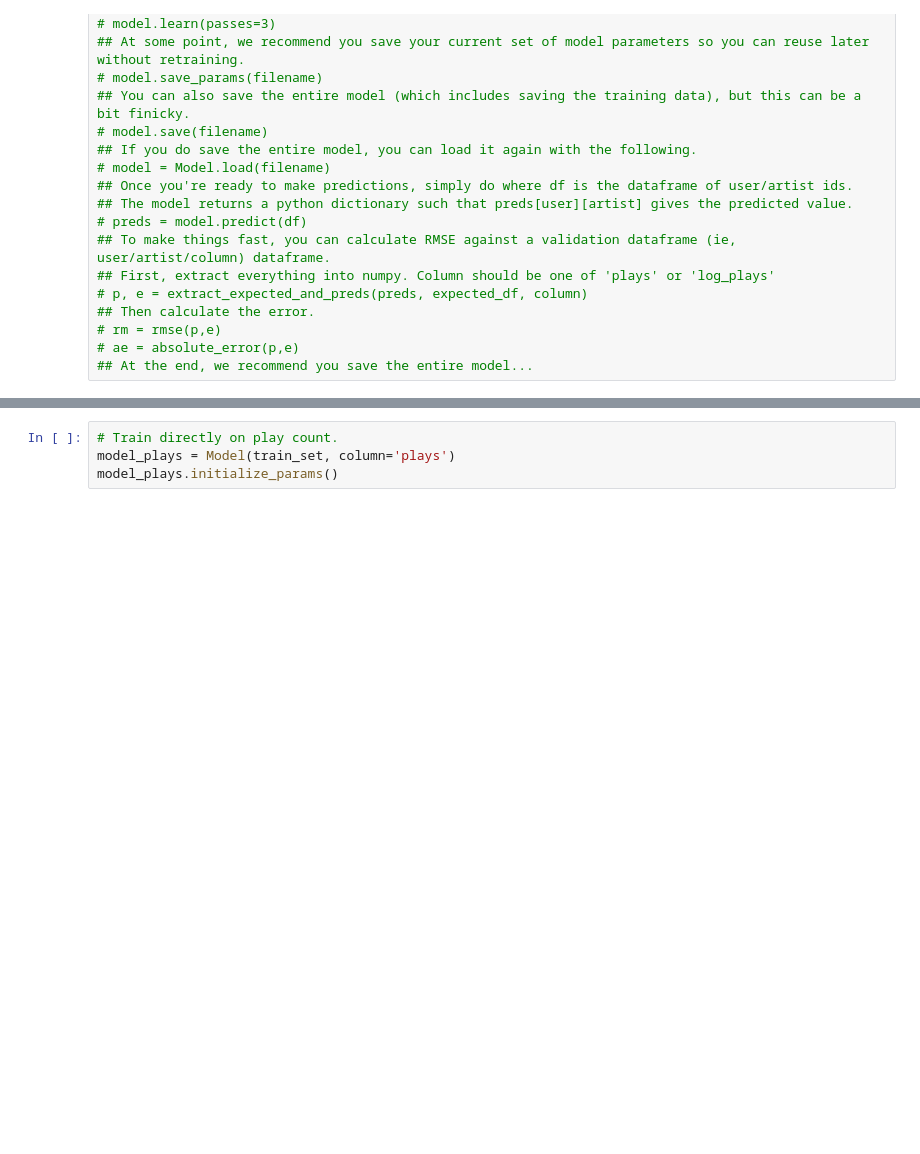
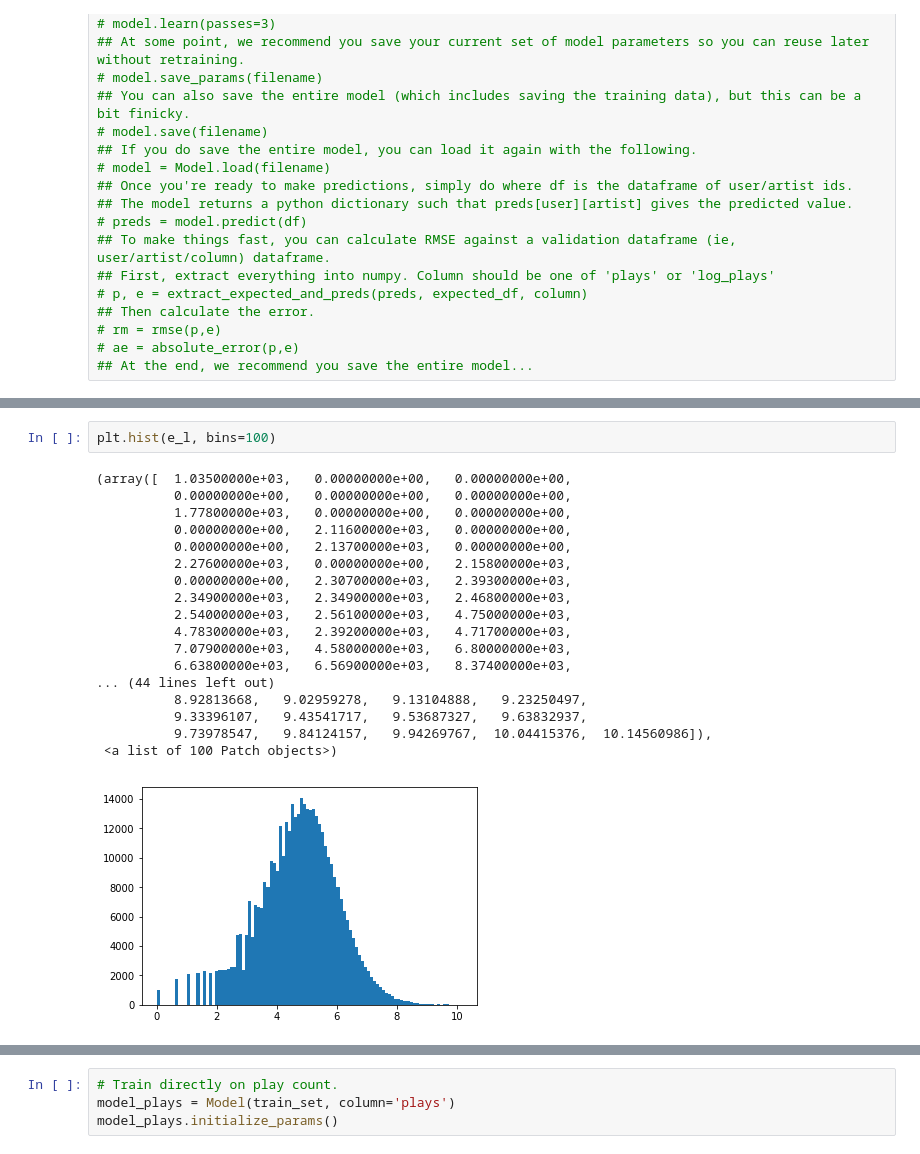
Before and after one commit to kandluis/ipython, a Jupyter notebook: Wikipedia API.ipynb, the cells around one changed output, grey strips where cells are left out. Saved outputs shown, nothing was run; the diff lists cells and outputs as text; blank space fills up the shorter version.

```diff
--- a/Wikipedia API.ipynb
+++ b/Wikipedia API.ipynb
@@ -785,0 +859,21 @@ class Model(object):
+# %%
+plt.hist(e_l, bins=100)
+# %% [output]
+(array([  1.03500000e+03,   0.00000000e+00,   0.00000000e+00,
+          0.00000000e+00,   0.00000000e+00,   0.00000000e+00,
+          1.77800000e+03,   0.00000000e+00,   0.00000000e+00,
+          0.00000000e+00,   2.11600000e+03,   0.00000000e+00,
+          0.00000000e+00,   2.13700000e+03,   0.00000000e+00,
+          2.27600000e+03,   0.00000000e+00,   2.15800000e+03,
+          0.00000000e+00,   2.30700000e+03,   2.39300000e+03,
+          2.34900000e+03,   2.34900000e+03,   2.46800000e+03,
+          2.54000000e+03,   2.56100000e+03,   4.75000000e+03,
+          4.78300000e+03,   2.39200000e+03,   4.71700000e+03,
+          7.07900000e+03,   4.58000000e+03,   6.80000000e+03,
+          6.63800000e+03,   6.56900000e+03,   8.37400000e+03,
+... (44 lines left out)
+          8.92813668,   9.02959278,   9.13104888,   9.23250497,
+          9.33396107,   9.43541717,   9.53687327,   9.63832937,
+          9.73978547,   9.84124157,   9.94269767,  10.04415376,  10.14560986]),
+ <a list of 100 Patch objects>)
+[figure, added]
```
Also changed, not shown: parts of 54 cells of this notebook.
